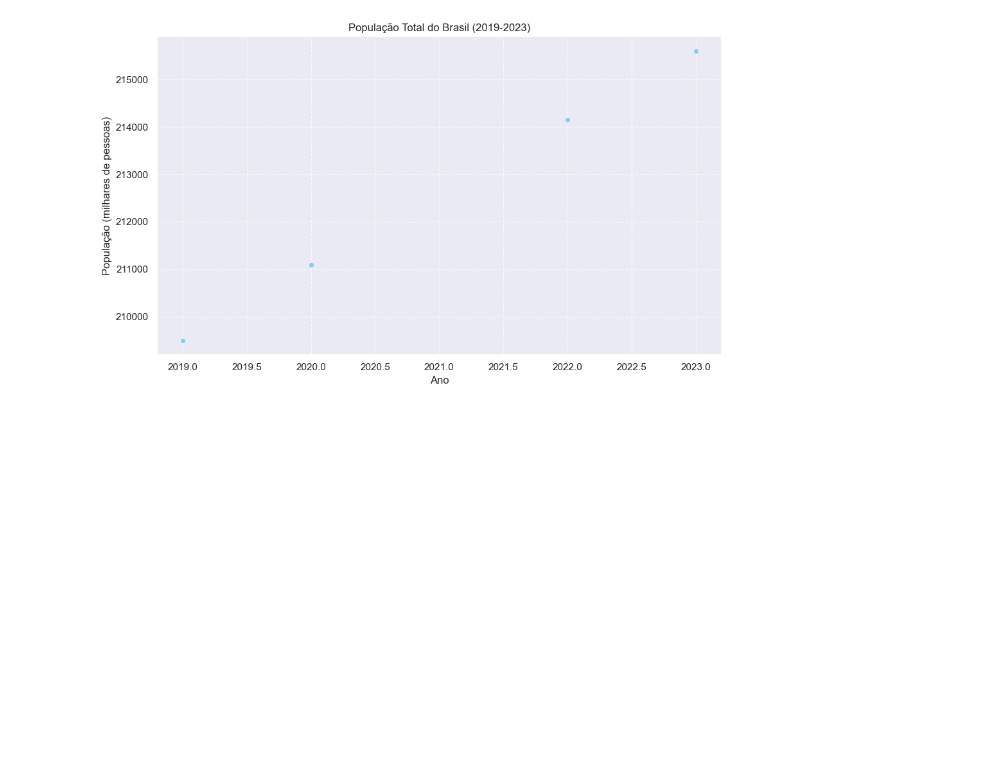
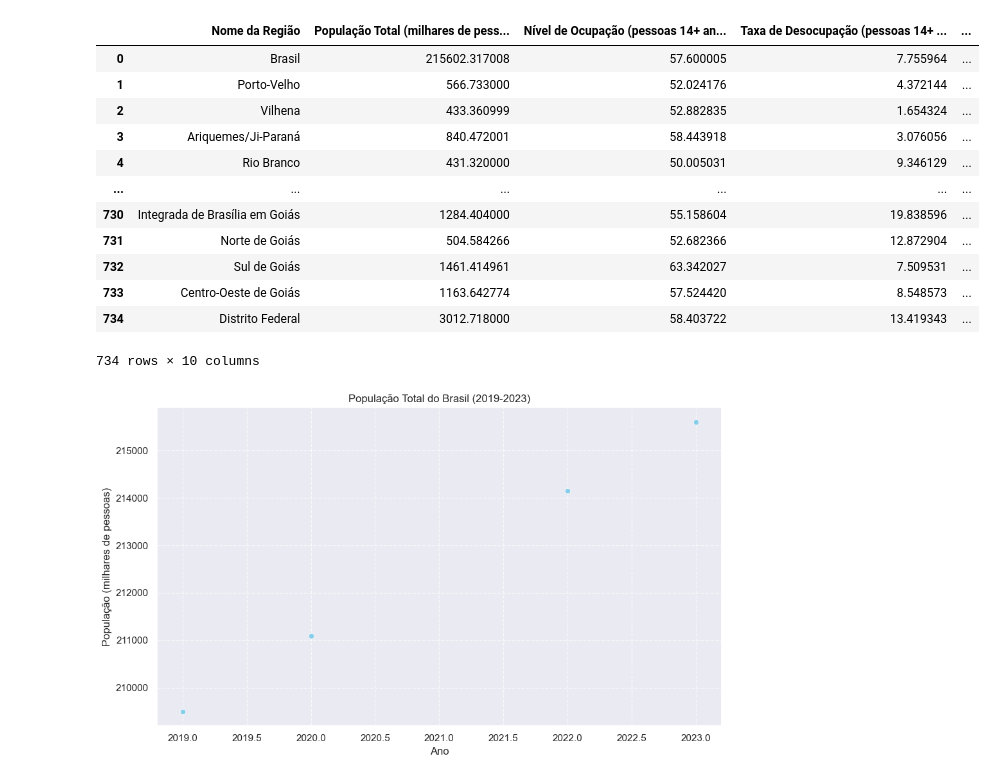
Before and after one commit to LucasMDeLucca/AV3, a Jupyter notebook: av3_preco.ipynb, the cells around one changed output. Cells and saved outputs as stored; diff of their text form; code cells hidden in the pictures; blank space fills up the shorter version.

```diff
--- a/av3_preco.ipynb
+++ b/av3_preco.ipynb
@@ -70,6 +70,22 @@ for i in range(len(df.columns)):
         pass
 # %%
 top_cidades = df[df['Nome da Região'].isin(nomes)]
+# %%
+df
+# %% [output]
+|  | Nome da Região | População Total (milhares de pess... | Nível de Ocupação (pessoas 14+ an... | Taxa de Desocupação (pessoas 14+ ... | ... |
+| 0 | Brasil | 215602.317008 | 57.600005 | 7.755964 | ... |
+| 1 | Porto-Velho | 566.733000 | 52.024176 | 4.372144 | ... |
+| 2 | Vilhena | 433.360999 | 52.882835 | 1.654324 | ... |
+| 3 | Ariquemes/Ji-Paraná | 840.472001 | 58.443918 | 3.076056 | ... |
+| 4 | Rio Branco | 431.320000 | 50.005031 | 9.346129 | ... |
+| ... | ... | ... | ... | ... | ... |
+| 730 | Integrada de Brasília em Goiás | 1284.404000 | 55.158604 | 19.838596 | ... |
+| 731 | Norte de Goiás | 504.584266 | 52.682366 | 12.872904 | ... |
+| 732 | Sul de Goiás | 1461.414961 | 63.342027 | 7.509531 | ... |
+| 733 | Centro-Oeste de Goiás | 1163.642774 | 57.524420 | 8.548573 | ... |
+| 734 | Distrito Federal | 3012.718000 | 58.403722 | 13.419343 | ... |
+734 rows × 10 columns
 # %%
 # Gráfico da População Total do Brasil ao longo dos anos
 df_brasil = df[df['Nome da Região'] == 'Brasil']
```
Also changed, not shown: parts of 1 cell of this notebook.
